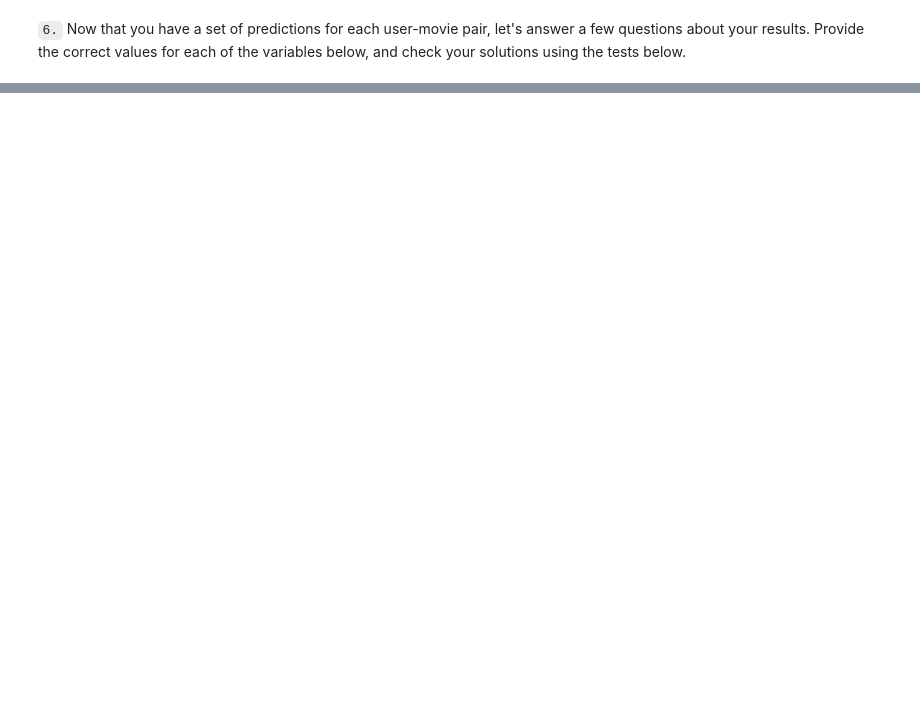
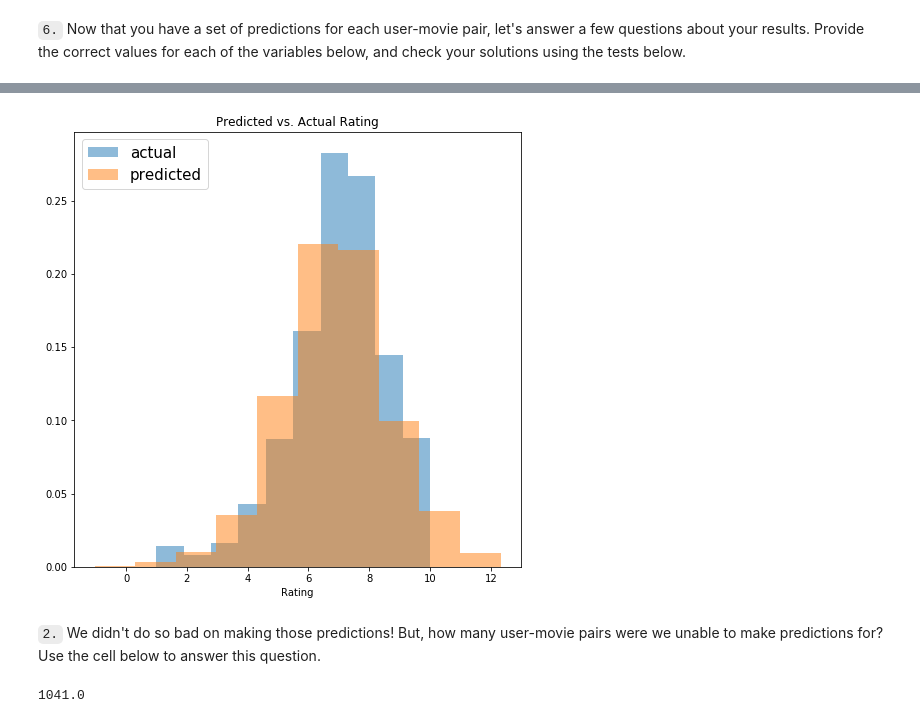
Before and after one commit to edifierxuhao/Experimental-Design-Recommendations, a Jupyter notebook: Matrix factorization for recommendations.ipynb, the cells around one changed output, grey strips where cells are left out. Cells and saved outputs as stored; diff of their text form; code cells hidden in the pictures; blank space fills up the shorter version.

```diff
--- a/Matrix factorization for recommendations.ipynb
+++ b/Matrix factorization for recommendations.ipynb
@@ -727,0 +1199,15 @@ print("Nice job!  Looks like you have predictions made for all the missing user-
+# %%
+plt.figure(figsize=(8,8))
+plt.hist(acts, density=True, alpha=.5, label='actual');
+plt.hist(preds, density=True, alpha=.5, label='predicted');
+plt.legend(loc=2, prop={'size': 15});
+plt.xlabel('Rating');
+plt.title('Predicted vs. Actual Rating');
+# %% [output]
+[figure, added]
+# %% [markdown]
+`2.` We didn't do so bad on making those predictions!  But, how many user-movie pairs were we unable to make predictions for?  Use the cell below to answer this question.
+# %%
+val_df.shape[0] * (1 - perc_rated)
+# %% [output]
+1041.0
```
Also changed, not shown: parts of 36 cells of this notebook, 2 other files.
